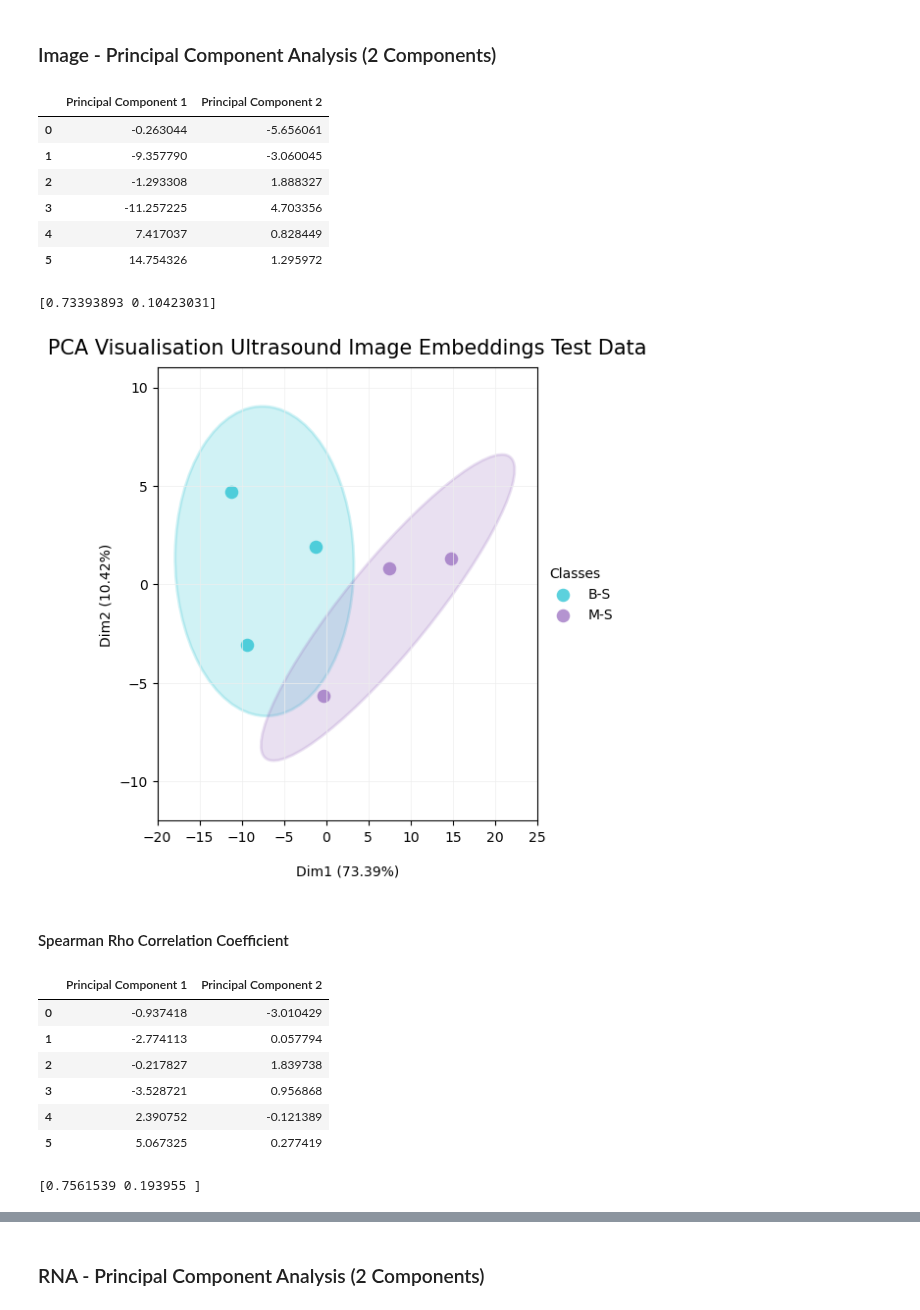
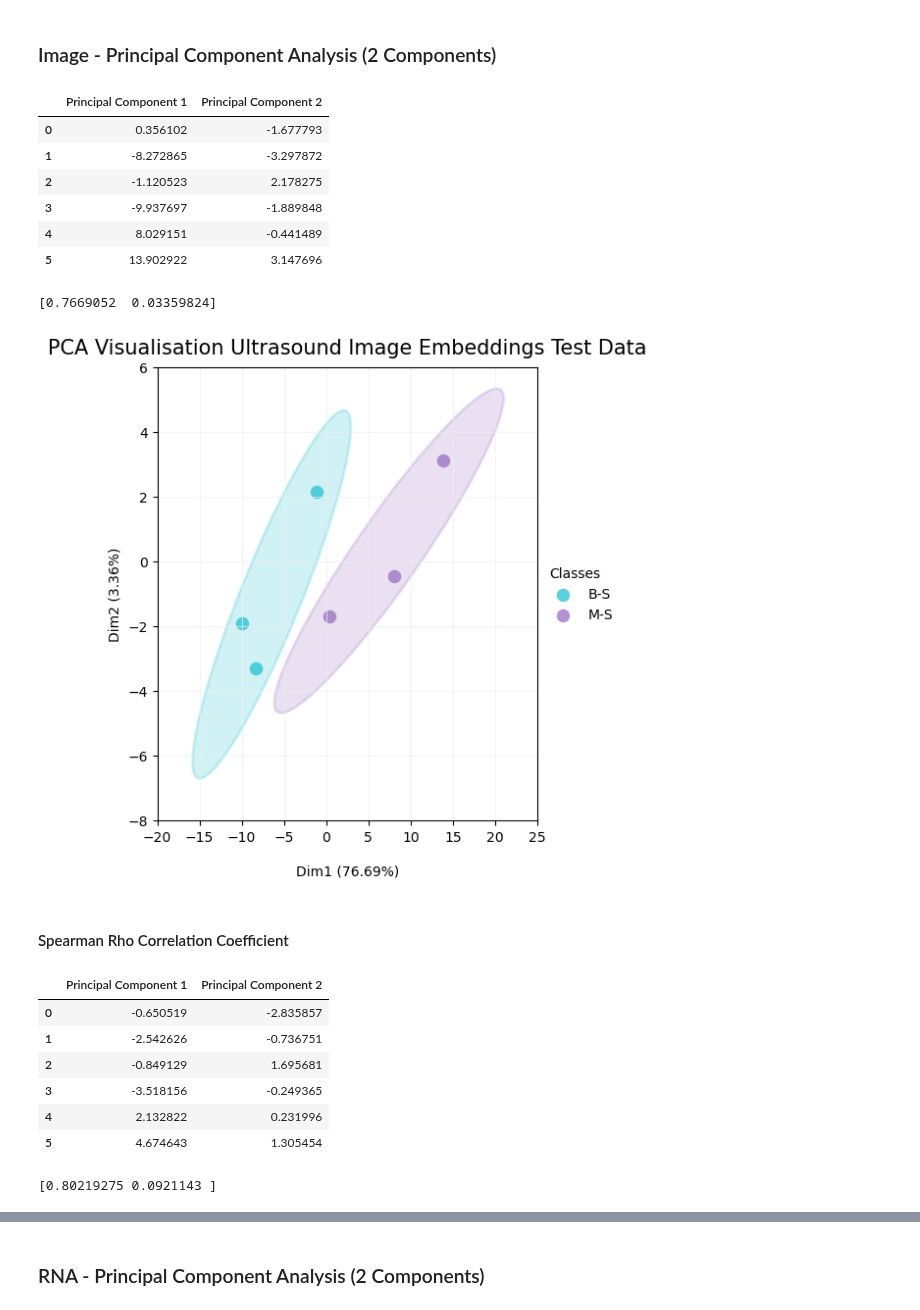
Before and after one commit to KristoferLintonReid/ultrasound-contrastivemodels, a Jupyter notebook: notebooks/inference.ipynb, the cells around one changed output, grey strips where cells are left out. Drawn from its saved outputs; the diff is of its cells as text; code cells hidden in the pictures.

```diff
--- a/notebooks/inference.ipynb
+++ b/notebooks/inference.ipynb
@@ -630,11 +630,11 @@ image_features = image_features.loc[:, image_features.columns.isin(spearman_imag
 image_class = image_train_df[["SURGICAL"]]
 
 # Create PCA with 2 components
-image_pca = PCA(n_components=2)
-image_prinComps = image_pca.fit_transform(image_features)
+image_spear_pca = PCA(n_components=2)
+image_spear_prinComps = image_spear_pca.fit_transform(image_features)
 
 # Create DataFrame
-df_image_princComps = pd.DataFrame(data=image_prinComps, columns=["Principal Component 1", "Principal Component 2"])
+df_image_princComps = pd.DataFrame(data=image_spear_prinComps, columns=["Principal Component 1", "Principal Component 2"])
 df_image_princComps
 # %% [output]
 |  | Principal Component 1 | Principal Component 2 |
@@ -890,11 +890,11 @@ rna_features = rna_features.loc[:, rna_features.columns.isin(spearman_rna)]
 rna_class = rna_train_df[["SURGICAL"]]
 
 # Create PCA with 2 components
-rna_pca = PCA(n_components=2)
-rna_prinComps = rna_pca.fit_transform(rna_features)
+rna_spear_pca = PCA(n_components=2)
+rna_spear_prinComps = rna_spear_pca.fit_transform(rna_features)
 
 # Create DataFrame
-df_rna_princComps = pd.DataFrame(data=rna_prinComps, columns=["Principal Component 1", "Principal Component 2"])
+df_rna_princComps = pd.DataFrame(data=rna_spear_prinComps, columns=["Principal Component 1", "Principal Component 2"])
 df_rna_princComps
 # %% [output]
 |  | Principal Component 1 | Principal Component 2 |
@@ -1094,25 +1094,24 @@ image_features = image_test_df.drop(["image_name", "SURGICAL"], axis=1)
 image_class = image_test_df[["SURGICAL"]]
 
 # Create PCA with 2 components
-image_pca = PCA(n_components=2)
-image_prinComps = image_pca.fit_transform(image_features)
+image_prinComps = image_pca.transform(image_features)
 
 # Create DataFrame
 df_image_princComps = pd.DataFrame(data=image_prinComps, columns=["Principal Component 1", "Principal Component 2"])
 df_image_princComps
 # %% [output]
 |  | Principal Component 1 | Principal Component 2 |
-| 0 | -0.263044 | -5.656061 |
-| 1 | -9.357790 | -3.060045 |
-| 2 | -1.293308 | 1.888327 |
-| 3 | -11.257225 | 4.703356 |
-| 4 | 7.417037 | 0.828449 |
-| 5 | 14.754326 | 1.295972 |
+| 0 | 0.356102 | -1.677793 |
+| 1 | -8.272865 | -3.297872 |
+| 2 | -1.120523 | 2.178275 |
+| 3 | -9.937697 | -1.889848 |
+| 4 | 8.029151 | -0.441489 |
+| 5 | 13.902922 | 3.147696 |
 # %%
 # Percentage explained by each component
 print(image_pca.explained_variance_ratio_)
 # %% [output]
-[0.73393893 0.10423031]
+[0.7669052  0.03359824]
 # %%
 # Final dataframe for plotting the data for class
 df_image_pca_class = pd.concat([df_image_princComps, image_class], axis=1)
@@ -1137,35 +1136,35 @@ for target, colour in zip(targets, colours):
     cov = np.cov(xdata, ydata)
     vals, vecs = eigsorted(cov)
     theta = np.degrees(np.arctan2(*vecs[:,0][::-1]))
     w, h = 2 * 2 * np.sqrt(vals)
 
     # Create the ellipse
     ell = Ellipse(xy=(np.mean(xdata), np.mean(ydata)),
                   width=w, height=h,
                   angle=theta,
                   color=colour, linewidth=2, alpha=0.2)
 
     ell.set_facecolor(colour) # reference the colour for each factor (defined by lab)
     ax.add_artist(ell)
     ax.scatter(xdata, ydata,
                label=target, # use labels provided above
                c=colour, # use colors provided above
                lw=0, #remove the outer line of each point
                alpha=0.7, # increase transparency of points
                s=95) # increase the size of points
 
  # Add labels showing percentage of the variance explained
 ax.set_title("PCA Visualisation Ultrasound Image Embeddings Test Data", fontsize = 15, pad=10)
 ax.set_xlabel('Dim1 ({:.2f}%)'.format(image_pca.explained_variance_ratio_[0]*100), fontsize=10, labelpad=15)
 ax.set_xlim(-20,25)
 ax.set_ylabel('Dim2 ({:.2f}%)'.format(image_pca.explained_variance_ratio_[1]*100), fontsize=10)
-ax.set_ylim(-12,11)
+ax.set_ylim(-8,6)
 ax.grid(which="major", color="#EEEEEE", linewidth=0.5)
 
 plt.legend(bbox_to_anchor=(1, 0.5), loc="center left", frameon=False, title="Classes", alignment="left")
 plt.show()
 # %% [output]
-[figure, old version]
+[figure, new version]
 # %% [markdown]
 #### Spearman Rho Correlation Coefficient
 # %%
@@ -1177,25 +1176,24 @@ image_features = image_features.loc[:, image_features.columns.isin(spearman_imag
 image_class = image_test_df[["SURGICAL"]]
 
 # Create PCA with 2 components
-image_pca = PCA(n_components=2)
-image_prinComps = image_pca.fit_transform(image_features)
+image_spear_prinComps = image_spear_pca.transform(image_features)
 
 # Create DataFrame
-df_image_princComps = pd.DataFrame(data=image_prinComps, columns=["Principal Component 1", "Principal Component 2"])
+df_image_princComps = pd.DataFrame(data=image_spear_prinComps, columns=["Principal Component 1", "Principal Component 2"])
 df_image_princComps
 # %% [output]
 |  | Principal Component 1 | Principal Component 2 |
-| 0 | -0.937418 | -3.010429 |
-| 1 | -2.774113 | 0.057794 |
-| 2 | -0.217827 | 1.839738 |
-| 3 | -3.528721 | 0.956868 |
-| 4 | 2.390752 | -0.121389 |
-| 5 | 5.067325 | 0.277419 |
+| 0 | -0.650519 | -2.835857 |
+| 1 | -2.542626 | -0.736751 |
+| 2 | -0.849129 | 1.695681 |
+| 3 | -3.518156 | -0.249365 |
+| 4 | 2.132822 | 0.231996 |
+| 5 | 4.674643 | 1.305454 |
 # %%
 # Percentage explained by each component
-print(image_pca.explained_variance_ratio_)
+print(image_spear_pca.explained_variance_ratio_)
 # %% [output]
-[0.7561539 0.193955 ]
+[0.80219275 0.0921143 ]
 # %%
 # Final dataframe for plotting the data for class
 df_image_pca_class = pd.concat([df_image_princComps, image_class], axis=1)
```
Also changed, not shown: parts of 11 cells of this notebook.
